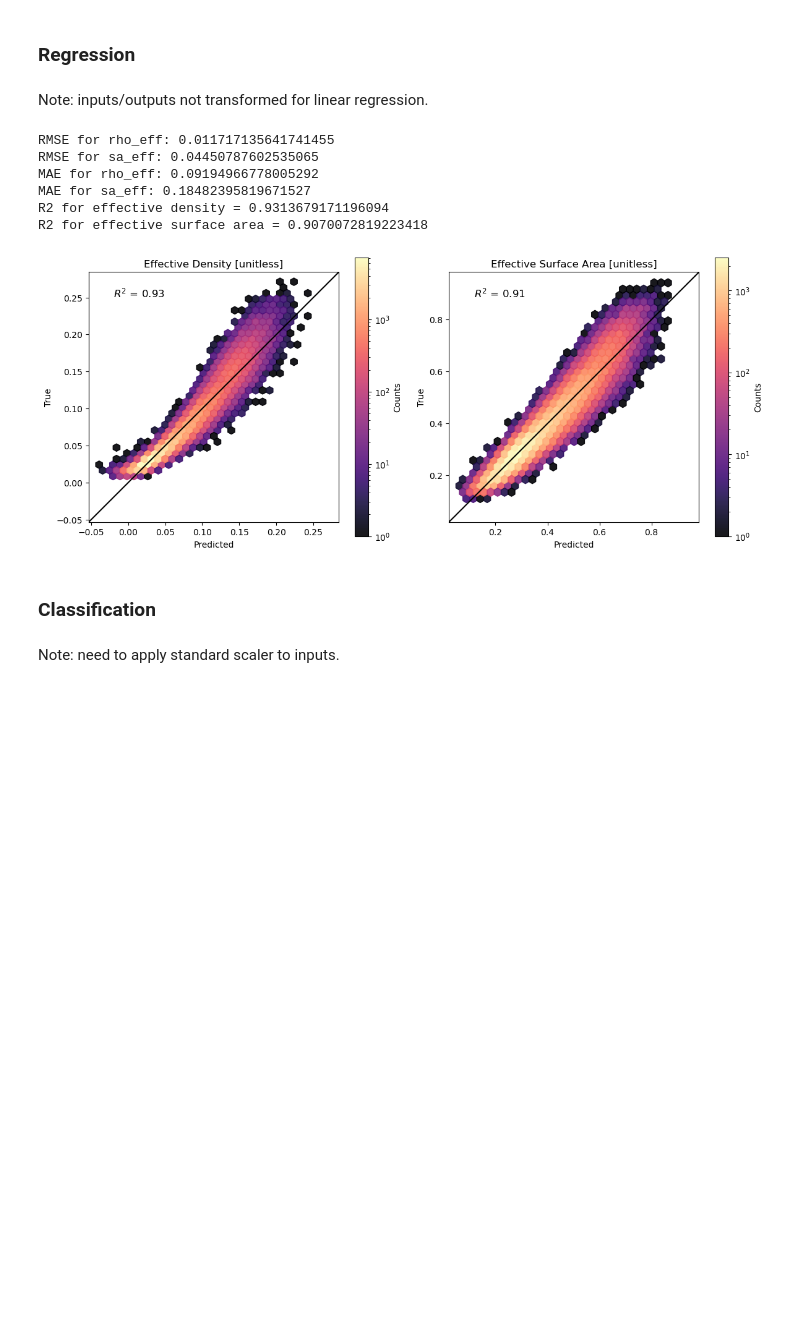
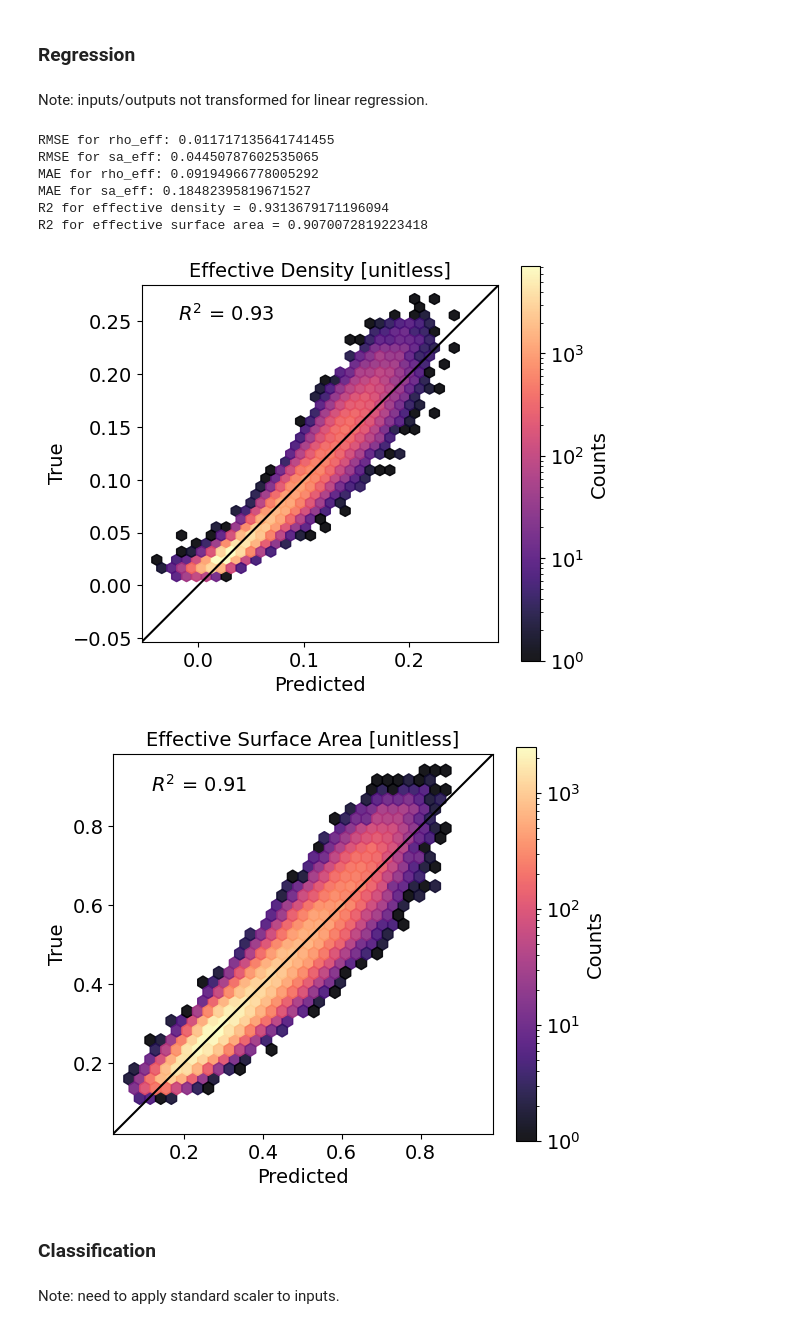
Before and after one commit to josephko91/ice3d-ml-paper, a Jupyter notebook: eval-reproduce-results.ipynb, the cells around one changed output. Drawn from its saved outputs; the diff is of its cells as text; code cells hidden in the pictures; blank space fills up the shorter version.

Commit message:
make default text larger

```diff
--- a/eval-reproduce-results.ipynb
+++ b/eval-reproduce-results.ipynb
@@ -112,6 +112,11 @@ test_idx = list(range(n_train + n_val, n_data))
 cmap_reg = 'magma'
 cmap_cls = 'Blues'
 
+# global plot parameters
+plt.rcParams['axes.labelsize'] = 14
+plt.rcParams['axes.titlesize'] = 14
+plt.rcParams['font.size'] = 14
+
 # define transforms
 def get_transforms(data_type, input_channels, task_type):
     transforms = {}
@@ -232,58 +237,60 @@ MAE for sa_eff: 0.18482395819671527
 R2 for effective density = 0.9313679171196094
 R2 for effective surface area = 0.9070072819223418
 # %%
-# Create subplots
-fig, axes = plt.subplots(1, 2, figsize=(12, 5), sharex=False, sharey=False)
+# Create seperate plots for rho_eff and sa_eff
 
-# Plot for rho_eff using hexbin
-hb1 = axes[0].hexbin(
+# Plot for rho_eff
+fig1, ax1 = plt.subplots(figsize=(6, 5))
+hb1 = ax1.hexbin(
     df_out['rho_eff_pred'], df_out['rho_eff_truth'],
     gridsize=30, cmap=cmap_reg, mincnt=1, alpha=0.9, bins='log'
 )
 lims_rho = [
-    np.min([axes[0].get_xlim(), axes[0].get_ylim()]),
-    np.max([axes[0].get_xlim(), axes[0].get_ylim()])
+    np.min([ax1.get_xlim(), ax1.get_ylim()]),
+    np.max([ax1.get_xlim(), ax1.get_ylim()])
 ]
-axes[0].axline(xy1=(0, 0), slope=1, color='black')
-axes[0].set_xlim(lims_rho[0], lims_rho[1])
-axes[0].set_ylim(lims_rho[0], lims_rho[1])
-axes[0].set_aspect('equal')
-axes[0].set_ylabel('True')
-axes[0].set_xlabel('Predicted')
-axes[0].set_title('Effective Density [unitless]')
-axes[0].text(0.1, 0.9, f'$R^2$ = {r2_rho:.2f}', transform=axes[0].transAxes, ha='left', size=12)
-cbar1 = fig.colorbar(hb1, ax=axes[0])
+ax1.axline(xy1=(0, 0), slope=1, color='black')
+ax1.set_xlim(lims_rho[0], lims_rho[1])
+ax1.set_ylim(lims_rho[0], lims_rho[1])
+ax1.set_aspect('equal')
+ax1.set_ylabel('True')
+ax1.set_xlabel('Predicted')
+ax1.set_title('Effective Density [unitless]')
+ax1.text(0.1, 0.9, f'$R^2$ = {r2_rho:.2f}', transform=ax1.transAxes, ha='left')
+cbar1 = fig1.colorbar(hb1, ax=ax1)
 cbar1.set_label('Counts')
+plt.tight_layout()
+savepath1 = os.path.join(savedir, 'lin_reg_default_scatter_rho.png')
+plt.savefig(savepath1, dpi=300)
+# plt.close(fig1)
 
-# Plot for sa_eff using hexbin
-hb2 = axes[1].hexbin(
+# Plot for sa_eff
+fig2, ax2 = plt.subplots(figsize=(6, 5))
+hb2 = ax2.hexbin(
     df_out['sa_eff_pred'], df_out['sa_eff_truth'],
     gridsize=30, cmap=cmap_reg, mincnt=1, alpha=0.9, bins='log'
 )
 lims_sa = [
-    np.min([axes[1].get_xlim(), axes[1].get_ylim()]),
-    np.max([axes[1].get_xlim(), axes[1].get_ylim()])
+    np.min([ax2.get_xlim(), ax2.get_ylim()]),
+    np.max([ax2.get_xlim(), ax2.get_ylim()])
 ]
-axes[1].axline(xy1=(0, 0), slope=1, color='black')
-axes[1].set_xlim(lims_sa[0], lims_sa[1])
-axes[1].set_ylim(lims_sa[0], lims_sa[1])
-axes[1].set_aspect('equal')
-axes[1].set_ylabel('True')
-axes[1].set_xlabel('Predicted')
-axes[1].set_title('Effective Surface Area [unitless]')
-axes[1].text(0.1, 0.9, f'$R^2$ = {r2_sa:.2f}', transform=axes[1].transAxes, ha='left', size=12)
-cbar2 = fig.colorbar(hb2, ax=axes[1])
+ax2.axline(xy1=(0, 0), slope=1, color='black')
+ax2.set_xlim(lims_sa[0], lims_sa[1])
+ax2.set_ylim(lims_sa[0], lims_sa[1])
+ax2.set_aspect('equal')
+ax2.set_ylabel('True')
+ax2.set_xlabel('Predicted')
+ax2.set_title('Effective Surface Area [unitless]')
+ax2.text(0.1, 0.9, f'$R^2$ = {r2_sa:.2f}', transform=ax2.transAxes, ha='left')
+cbar2 = fig2.colorbar(hb2, ax=ax2)
 cbar2.set_label('Counts')
-
-# save fig
-savepath = os.path.join(savedir, 'lin_reg_default_scatter.png')
-plt.savefig(savepath, dpi=300)
-
-# Adjust layout
 plt.tight_layout()
-plt.show()
+savepath2 = os.path.join(savedir, 'lin_reg_default_scatter_sa.png')
+plt.savefig(savepath2, dpi=300)
+# plt.close(fig2)
 # %% [output]
-[figure, old version]
+[figure, new version]
+[figure, added]
 # %% [markdown]
 ### Classification
 # %% [markdown]
```
Also changed, not shown: parts of 30 cells of this notebook.
